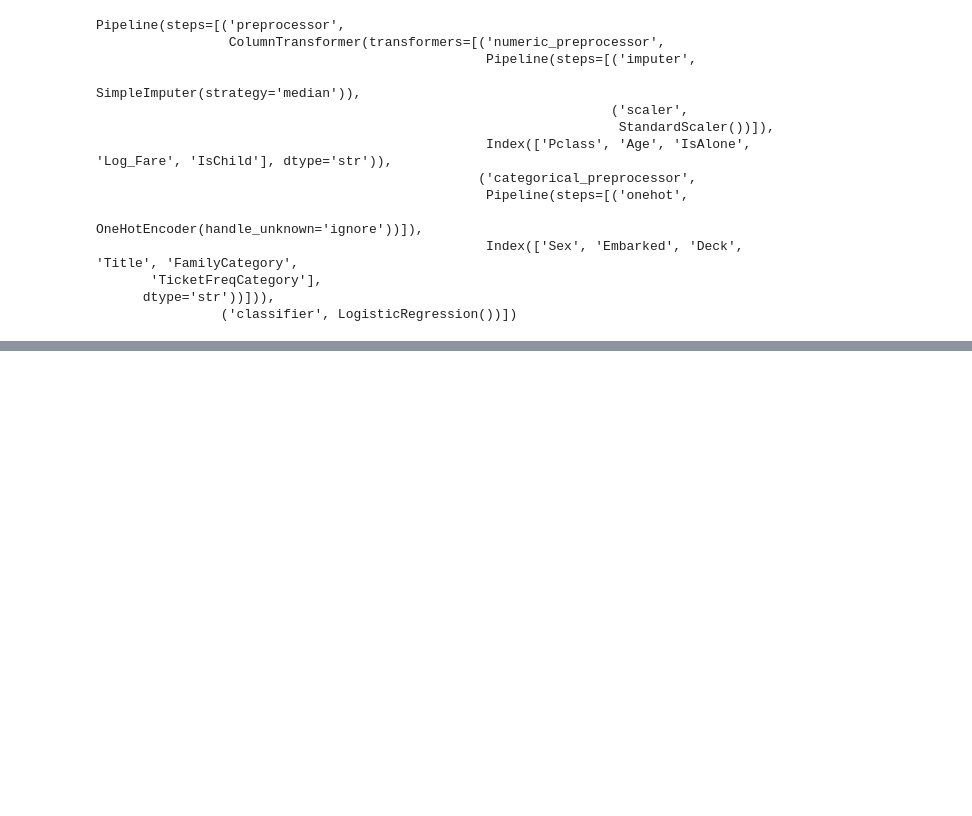
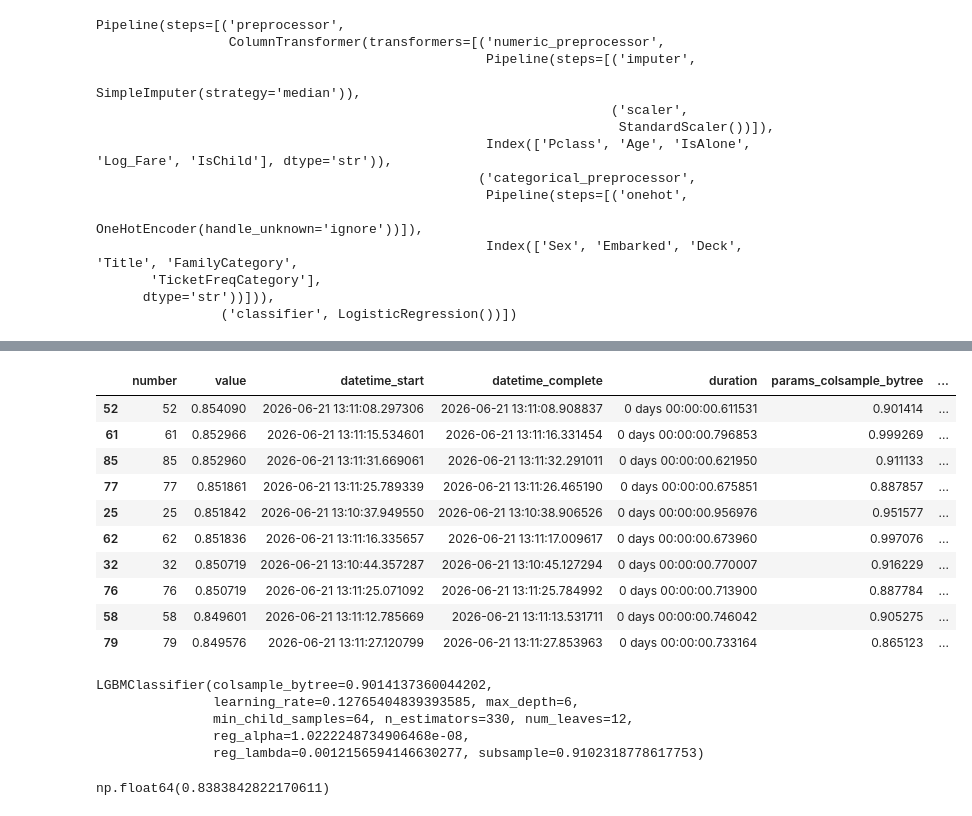
Before and after one commit to SirHelpMePlease/Kaggle_Titanic, a Jupyter notebook: Models.ipynb, the cells around one changed output, grey strips where cells are left out. Drawn from its saved outputs; the diff is of its cells as text; code cells hidden in the pictures; blank space fills up the shorter version.

Commit message:
LGBM Modelle gefittet

```diff
--- a/Models.ipynb
+++ b/Models.ipynb
@@ -154,0 +208,11 @@ KeyError: "['Survived', 'log_Fare'] not found in axis"
+# %%
+study = optuna.create_study(
+    direction="maximize",
+    study_name="titanic_lgbm_v2",
+    storage='sqlite:///optuna_lgbm.db',
+    load_if_exists=True,
+)
+study.optimize(objective, n_trials=50)
+
+print("Best params:", study.best_params)
+print("Best score:", study.best_value)
@@ -154,0 +239,27 @@ KeyError: "['Survived', 'log_Fare'] not found in axis"
+# %%
+study.trials_dataframe().sort_values('value', ascending=False).head(10)
+# %% [output]
+|  | number | value | datetime_start | datetime_complete | duration | params_colsample_bytree | ... |
+| 52 | 52 | 0.854090 | 2026-06-21 13:11:08.297306 | 2026-06-21 13:11:08.908837 | 0 days 00:00:00.611531 | 0.901414 | ... |
+| 61 | 61 | 0.852966 | 2026-06-21 13:11:15.534601 | 2026-06-21 13:11:16.331454 | 0 days 00:00:00.796853 | 0.999269 | ... |
+| 85 | 85 | 0.852960 | 2026-06-21 13:11:31.669061 | 2026-06-21 13:11:32.291011 | 0 days 00:00:00.621950 | 0.911133 | ... |
+| 77 | 77 | 0.851861 | 2026-06-21 13:11:25.789339 | 2026-06-21 13:11:26.465190 | 0 days 00:00:00.675851 | 0.887857 | ... |
+| 25 | 25 | 0.851842 | 2026-06-21 13:10:37.949550 | 2026-06-21 13:10:38.906526 | 0 days 00:00:00.956976 | 0.951577 | ... |
+| 62 | 62 | 0.851836 | 2026-06-21 13:11:16.335657 | 2026-06-21 13:11:17.009617 | 0 days 00:00:00.673960 | 0.997076 | ... |
+| 32 | 32 | 0.850719 | 2026-06-21 13:10:44.357287 | 2026-06-21 13:10:45.127294 | 0 days 00:00:00.770007 | 0.916229 | ... |
+| 76 | 76 | 0.850719 | 2026-06-21 13:11:25.071092 | 2026-06-21 13:11:25.784992 | 0 days 00:00:00.713900 | 0.887784 | ... |
+| 58 | 58 | 0.849601 | 2026-06-21 13:11:12.785669 | 2026-06-21 13:11:13.531711 | 0 days 00:00:00.746042 | 0.905275 | ... |
+| 79 | 79 | 0.849576 | 2026-06-21 13:11:27.120799 | 2026-06-21 13:11:27.853963 | 0 days 00:00:00.733164 | 0.865123 | ... |
+# %%
+best_model_lgbm = lgb.LGBMClassifier(**study.best_params)
+best_model_lgbm.fit(X_tree, y)
+# %% [output]
+LGBMClassifier(colsample_bytree=0.9014137360044202,
+               learning_rate=0.12765404839393585, max_depth=6,
+               min_child_samples=64, n_estimators=330, num_leaves=12,
+               reg_alpha=1.0222248734906468e-08,
+               reg_lambda=0.0012156594146630277, subsample=0.9102318778617753)
+# %%
+cross_val_score(best_model_lgbm, X_tree, y, scoring="accuracy").mean()
+# %% [output]
+np.float64(0.8383842822170611)
```
Also changed, not shown: parts of 10 cells of this notebook.
